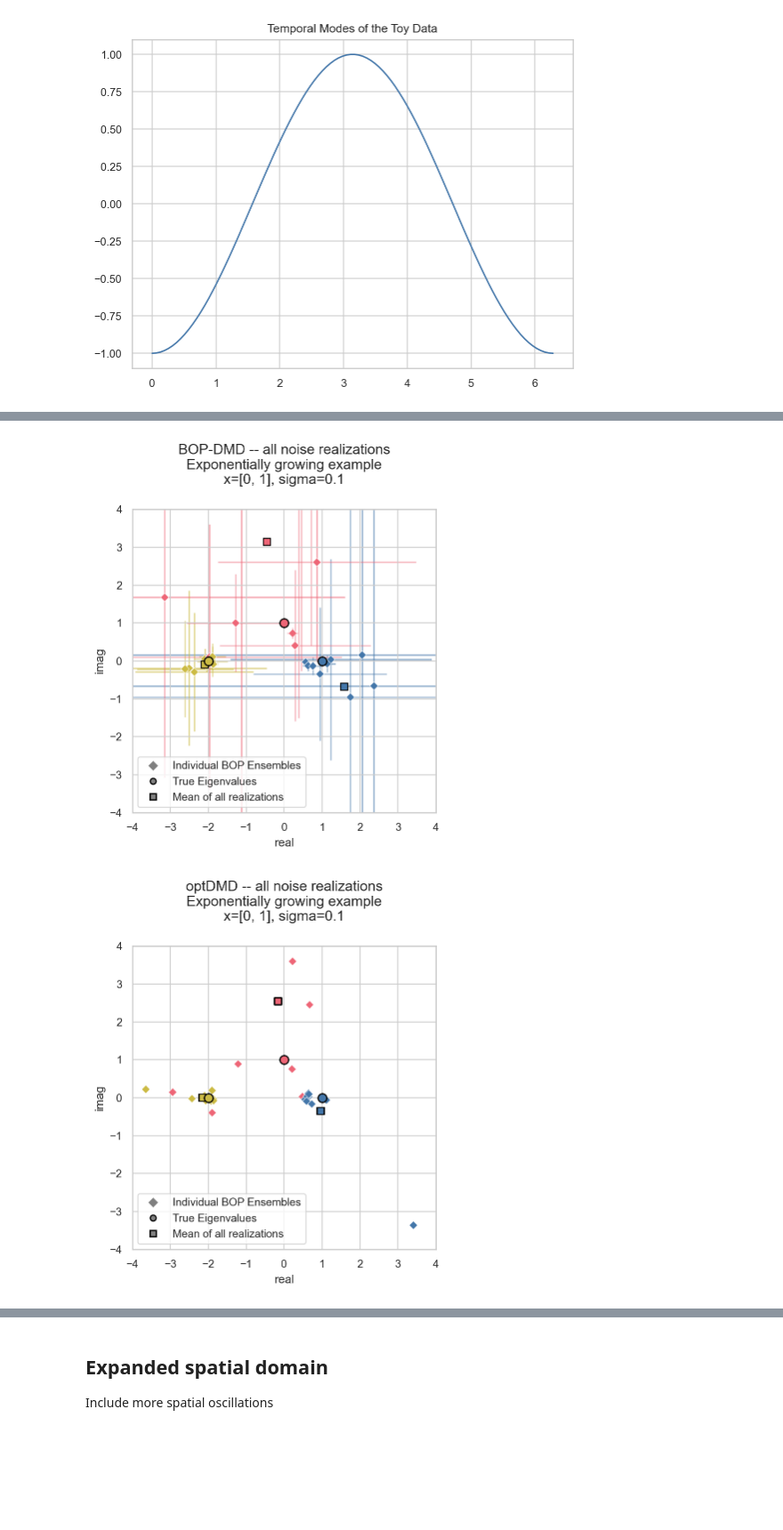
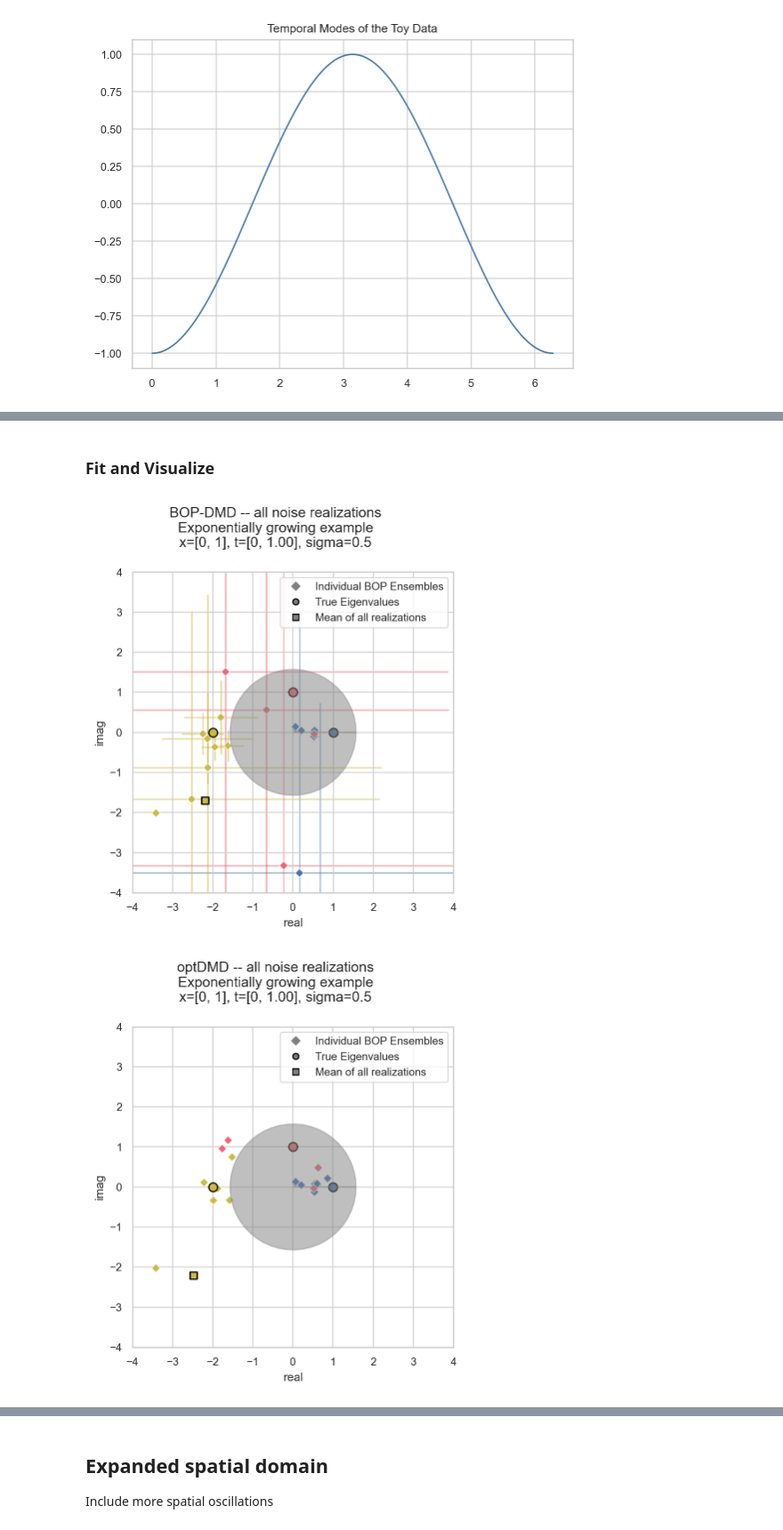
Before and after one commit to klapo/py-optDMD, a Jupyter notebook: examples/bopdmd_simple-example-exp-growth.ipynb, the cells around one changed output, grey strips where cells are left out. Shown at 89% size. Saved outputs shown, nothing was run; the diff lists cells and outputs as text; code cells hidden in the pictures; blank space fills up the shorter version.

```diff
--- a/examples/bopdmd_simple-example-exp-growth.ipynb
+++ b/examples/bopdmd_simple-example-exp-growth.ipynb
@@ -408,3 +527,25 @@ def run_noisy_realizations(
+# %%
+def certainty_donut(radii):
+    """Generates x and y coords for the certainty donut.
+
+    https://stackoverflow.com/questions/22789356/plot-a-donut-with-fill-or-fill-between-use-pyplot-in-matplotlib
+
+    """
+
+    n = 50
+    theta = np.linspace(0, 2*np.pi, n, endpoint=True)
+    xs = np.outer(radii, np.cos(theta))
+    ys = np.outer(radii, np.sin(theta))
+
+    # in order to have a closed area, the circles
+    # should be traversed in opposite directions
+    xs[1,:] = xs[1,::-1]
+    ys[1,:] = ys[1,::-1]
+
+    xs = np.ravel(xs)
+    ys = np.ravel(ys)
+
+    return xs, ys
 # %% [markdown]
 # Simpel Example: Original (exponentially growing)
 
@@ -436,9 +577,12 @@ f3 = np.tanh(xspace)[:, np.newaxis]
 # Set up the time dynamics.
 t0 = 0
 t1 = 1
+t2 = t1 + t1 * 0.1
+
 t_extended = 5
 nt = 100
 ts = np.linspace(t0,t1,nt)[np.newaxis, :]
+ts_forecast = np.linspace(t1, t2, nt // 10, endpoint=False)[np.newaxis, :]
 ts_extended = np.linspace(t0, t_extended, t_extended * nt)[np.newaxis, :]
 
 # Eigenvalues for each mode
@@ -449,6 +593,7 @@ true_eigenvalues_g = np.array([e1_g, e2_g, e3_g])
 
 # Generate the clean, noiseless dynamics.
 xclean_exp_growth = simple_example([f1, f2, f3], true_eigenvalues_g, ts)
+xclean_forecast = simple_example([f1, f2, f3], true_eigenvalues_g, ts_forecast)
 # %%
 fig, ax = plt.subplots(1, 1)
 ax.plot(xspace, f1)
@@ -482,6 +627,6 @@ num_ensembles =  25
 # Select a much larger noise level than in the paper to better illustrate
 # improved ensemble selection strategies.
 # sigma_array = [1e-1, 1e-2, 1e-3]
-sigma_array = [0.1]
+sigma_array = [0.5, 0.1]
 
 verbose = False
@@ -561,19 +691,26 @@ fig.tight_layout()
+# %% [markdown]
+### Fit and Visualize
 # %%
 ds_optdmd, ds_bopdmd, optdmd_container, bopdmd_container = run_noisy_realizations(
     xclean_exp_growth, ts, sigma_array, num_noise_cycles, num_ensembles,
-    ensemble_size, true_eigenvalues_g, seed=1)
+    ensemble_size, true_eigenvalues_g, seed=1, ts_forecast=ts_forecast, data_forecast=xclean_forecast)
 
 # Distribution plots for the BOP-DMD and optDMD eigenvalues.
-plt.figure()
+radii = [0, np.pi / (2 * t1)]
+xs, ys = certainty_donut(radii)
+
 for sigma in ds_bopdmd.sigma:
+    plt.figure(figsize=(5, 5))
     g = eigenvalue_scatterplot(ds_bopdmd.sel(sigma=sigma), true_eigenvalues_g, lims=(-4, 4))
-    plt.gcf().suptitle("BOP-DMD -- all noise realizations\nExponentially growing example\nx=[0, {}], sigma={}".format(x1, sigma.values))
+    plt.gcf().suptitle("BOP-DMD -- all noise realizations\nExponentially growing example\nx=[0, {}], t=[0, {:1.2f}], sigma={}".format(x1, t1, sigma.values))
     plt.gcf().tight_layout()
-plt.figure()
-for sigma in ds_bopdmd.sigma:
+    g.fill(xs, ys, edgecolor='k', color='0.5', alpha=0.5)
+
+    plt.figure(figsize=(5, 5))
     g = eigenvalue_scatterplot(ds_optdmd.sel(sigma=sigma), true_eigenvalues_g, lims=(-4, 4))
-    plt.gcf().suptitle("optDMD -- all noise realizations\nExponentially growing example\nx=[0, {}], sigma={}".format(x1, sigma.values))
+    plt.gcf().suptitle("optDMD -- all noise realizations\nExponentially growing example\nx=[0, {}], t=[0, {:1.2f}], sigma={}".format(x1, t1, sigma.values))
     plt.gcf().tight_layout()
+    g.fill(xs, ys, edgecolor='k', color='0.5', alpha=0.5)
 # %% [output]
-[figure, old version]
+[figure, new version]
-[figure, old version]
+[figure, new version]
```
Also changed, not shown: parts of 25 cells of this notebook, 1 other file.
